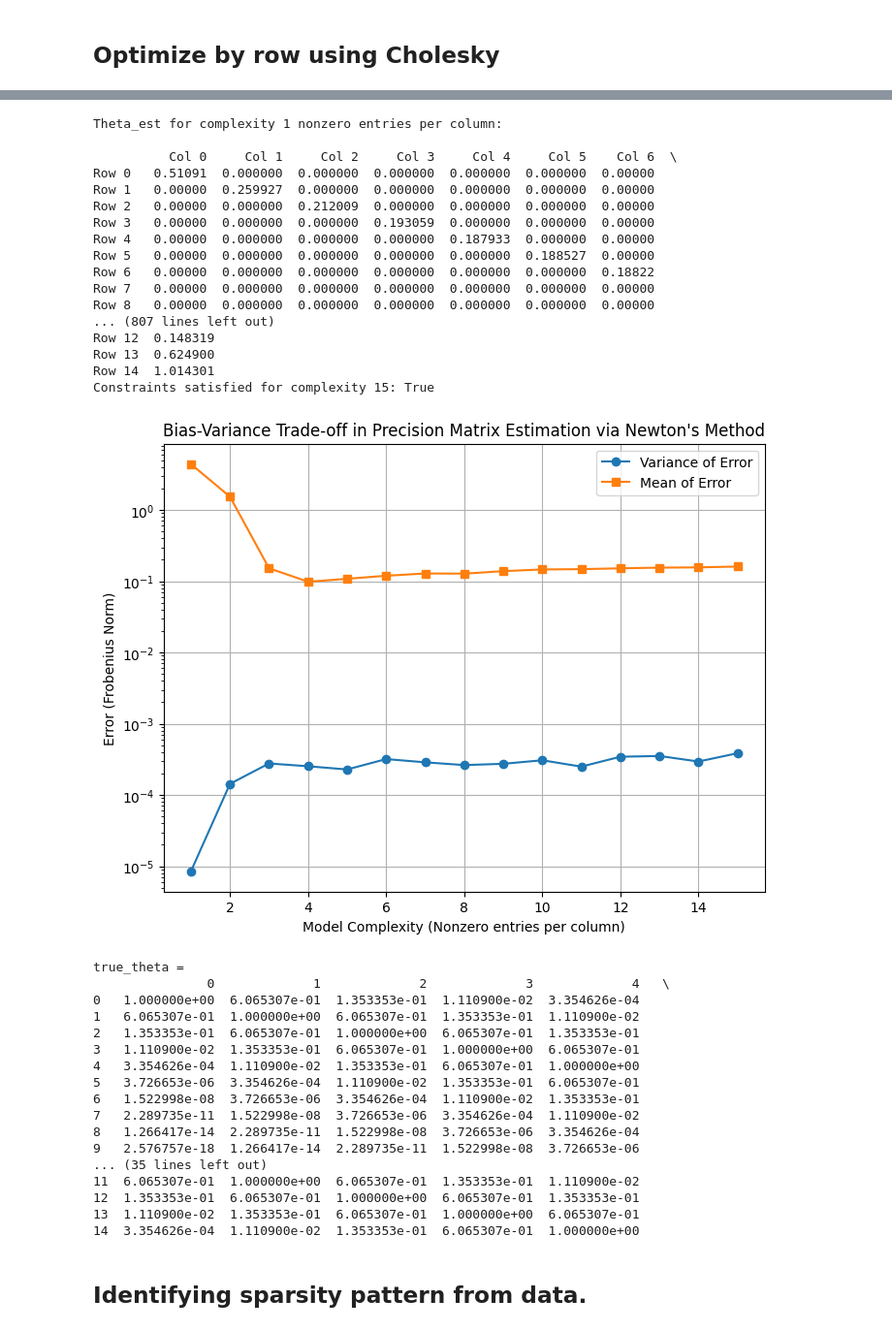
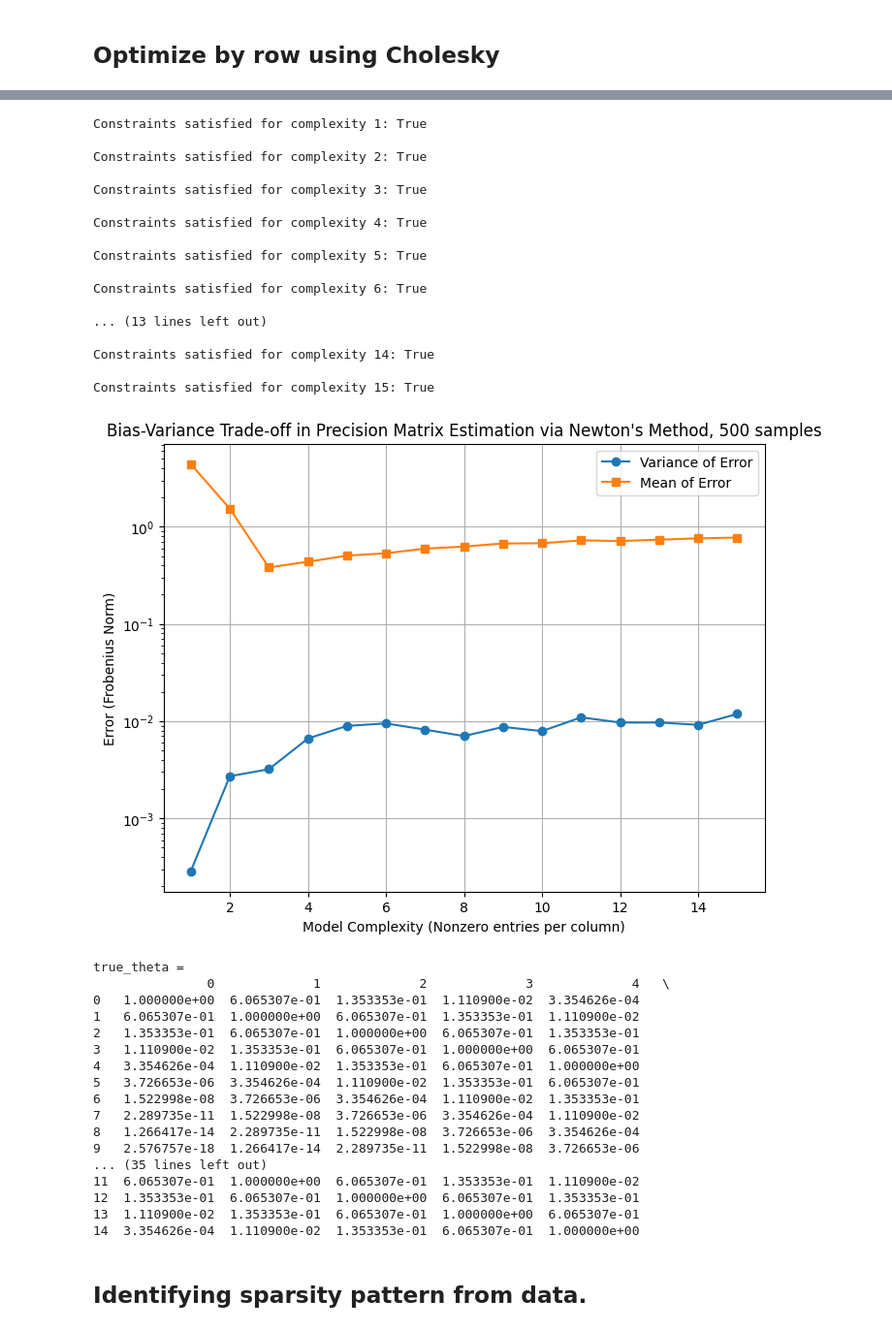
Before and after one commit to kingsleyyeon/PrecisionMatEst, a Jupyter notebook: PrecisionMatCholesky.ipynb, the cells around one changed output, grey strips where cells are left out. Shown: that part at 97% size. Drawn from its saved outputs; the diff is of its cells as text; code cells hidden in the pictures.

```diff
--- a/PrecisionMatCholesky.ipynb
+++ b/PrecisionMatCholesky.ipynb
@@ -470,7 +474,7 @@ def newton_cholesky_sparse(Y, m, n, k, max_iter=100, tol=1e-8):
 
     # Process each column j
     for j in range(n):
-        d = min(k, n - j)  # number of free parameters in column j
+        d = min(k, n - j)  # number of free parameters in column j, *k is the max number of non-zero parameters
         # The free part of column j
         z = L[j:j+d, j].copy()  # shape (d,)
         # Use only the corresponding columns of Y
@@ -508,7 +512,7 @@ true_theta = generate_kernel_matrix(n, sigma=2.0)
 true_cov = np.linalg.inv(true_theta)
 
 num_trials = 100
-m = 10000   # number of samples per trial
+m = 500   # number of samples per trial
 complexities = range(1, n + 1)  # allow k = 1, 2, ..., n nonzero entries per column
 
 variance_list = []
@@ -539,52 +543,52 @@ for k in complexities:
     Theta_est_df = pd.DataFrame(Theta_est,
                                 columns=[f"Col {i}" for i in range(n)],
                                 index=[f"Row {i}" for i in range(n)])
-    print(f"\nTheta_est for complexity {k} nonzero entries per column:\n")
-    print(Theta_est_df)
+    # print(f"\nTheta_est for complexity {k} nonzero entries per column:\n")
+    # print(Theta_est_df)
 
     # Check that the estimated L respects our sparsity pattern.
     valid = True
     for j in range(n):
         allowed = set(range(j, min(n, j+k)))
         for i in range(n):
             if i not in allowed and abs(L_est[i, j]) > 1e-8:
                 valid = False
                 break
         if not valid:
             break
     print(f"Constraints satisfied for complexity {k}: {valid}\n")
 
 # Plot the mean and variance of the errors.
 plt.figure(figsize=(8, 6))
 plt.semilogy(complexities, variance_list, marker='o', label='Variance of Error')
 plt.semilogy(complexities, mean_error_list, marker='s', label='Mean of Error')
 plt.xlabel("Model Complexity (Nonzero entries per column)")
 plt.ylabel("Error (Frobenius Norm)")
-plt.title("Bias-Variance Trade-off in Precision Matrix Estimation via Newton's Method")
+plt.title("Bias-Variance Trade-off in Precision Matrix Estimation via Newton's Method, 500 samples")
 plt.legend()
 plt.grid(True)
 plt.show()
 
 print("true_theta =\n", pd.DataFrame(true_theta))
 # %% [output]
-Theta_est for complexity 1 nonzero entries per column:
+Constraints satisfied for complexity 1: True
 
-          Col 0     Col 1     Col 2     Col 3     Col 4     Col 5    Col 6  \
-Row 0   0.51091  0.000000  0.000000  0.000000  0.000000  0.000000  0.00000
-Row 1   0.00000  0.259927  0.000000  0.000000  0.000000  0.000000  0.00000
-Row 2   0.00000  0.000000  0.212009  0.000000  0.000000  0.000000  0.00000
-Row 3   0.00000  0.000000  0.000000  0.193059  0.000000  0.000000  0.00000
-Row 4   0.00000  0.000000  0.000000  0.000000  0.187933  0.000000  0.00000
-Row 5   0.00000  0.000000  0.000000  0.000000  0.000000  0.188527  0.00000
-Row 6   0.00000  0.000000  0.000000  0.000000  0.000000  0.000000  0.18822
-Row 7   0.00000  0.000000  0.000000  0.000000  0.000000  0.000000  0.00000
-Row 8   0.00000  0.000000  0.000000  0.000000  0.000000  0.000000  0.00000
-... (807 lines left out)
-Row 12  0.148319
-Row 13  0.624900
-Row 14  1.014301
+Constraints satisfied for complexity 2: True
+
+Constraints satisfied for complexity 3: True
+
+Constraints satisfied for complexity 4: True
+
+Constraints satisfied for complexity 5: True
+
+Constraints satisfied for complexity 6: True
+
+... (13 lines left out)
+
+Constraints satisfied for complexity 14: True
+
 Constraints satisfied for complexity 15: True
-[figure, old version]
+[figure, new version]
 true_theta =
                0             1             2             3             4   \
 0   1.000000e+00  6.065307e-01  1.353353e-01  1.110900e-02  3.354626e-04
```
Also changed, not shown: parts of 1 cell of this notebook.
